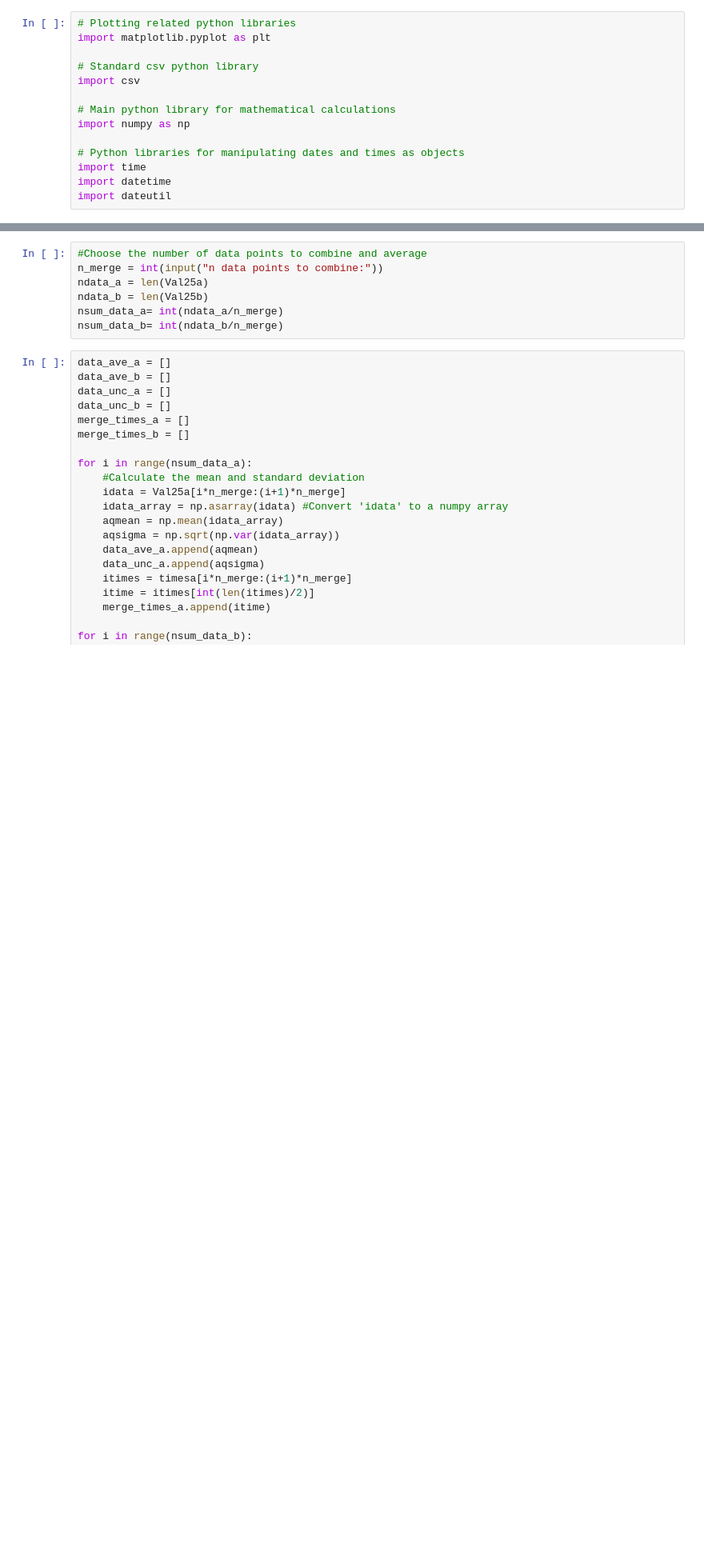
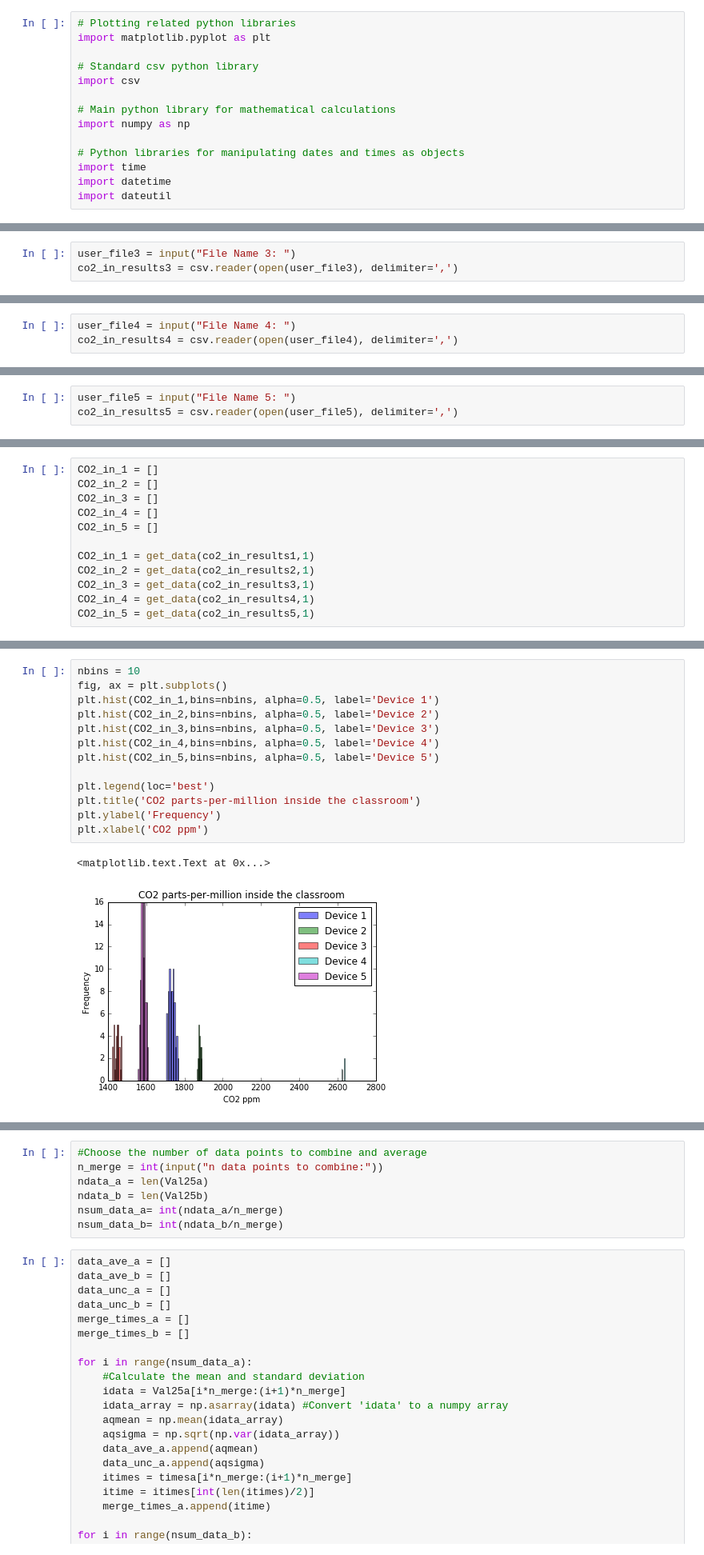
Before and after one commit to likhit2264/dosenet-analysis, a Jupyter notebook: Class Notebooks/Air Quality Activity.ipynb, the cells around one changed output, grey strips where cells are left out. Shown at 80% size. Drawn from its saved outputs; the diff is of its cells as text; blank space fills up the shorter version.

Commit message:
preparation for classroom activities

```diff
--- a/Class Notebooks/Air Quality Activity.ipynb
+++ b/Class Notebooks/Air Quality Activity.ipynb
@@ -18,0 +63,3 @@ import dateutil
+# %%
+user_file3 = input("File Name 3: ")
+co2_in_results3 = csv.reader(open(user_file3), delimiter=',')
@@ -18,0 +68,3 @@ import dateutil
+# %%
+user_file4 = input("File Name 4: ")
+co2_in_results4 = csv.reader(open(user_file4), delimiter=',')
@@ -18,0 +73,3 @@ import dateutil
+# %%
+user_file5 = input("File Name 5: ")
+co2_in_results5 = csv.reader(open(user_file5), delimiter=',')
@@ -18,0 +78,12 @@ import dateutil
+# %%
+CO2_in_1 = []
+CO2_in_2 = []
+CO2_in_3 = []
+CO2_in_4 = []
+CO2_in_5 = []
+
+CO2_in_1 = get_data(co2_in_results1,1)
+CO2_in_2 = get_data(co2_in_results2,1)
+CO2_in_3 = get_data(co2_in_results3,1)
+CO2_in_4 = get_data(co2_in_results4,1)
+CO2_in_5 = get_data(co2_in_results5,1)
@@ -18,0 +102,16 @@ import dateutil
+# %%
+nbins = 10
+fig, ax = plt.subplots()
+plt.hist(CO2_in_1,bins=nbins, alpha=0.5, label='Device 1')
+plt.hist(CO2_in_2,bins=nbins, alpha=0.5, label='Device 2')
+plt.hist(CO2_in_3,bins=nbins, alpha=0.5, label='Device 3')
+plt.hist(CO2_in_4,bins=nbins, alpha=0.5, label='Device 4')
+plt.hist(CO2_in_5,bins=nbins, alpha=0.5, label='Device 5')
+
+plt.legend(loc='best')
+plt.title('CO2 parts-per-million inside the classroom')
+plt.ylabel('Frequency')
+plt.xlabel('CO2 ppm')
+# %% [output]
+<matplotlib.text.Text at 0x...>
+[figure, added]
```
Also changed, not shown: parts of 56 cells of this notebook.
